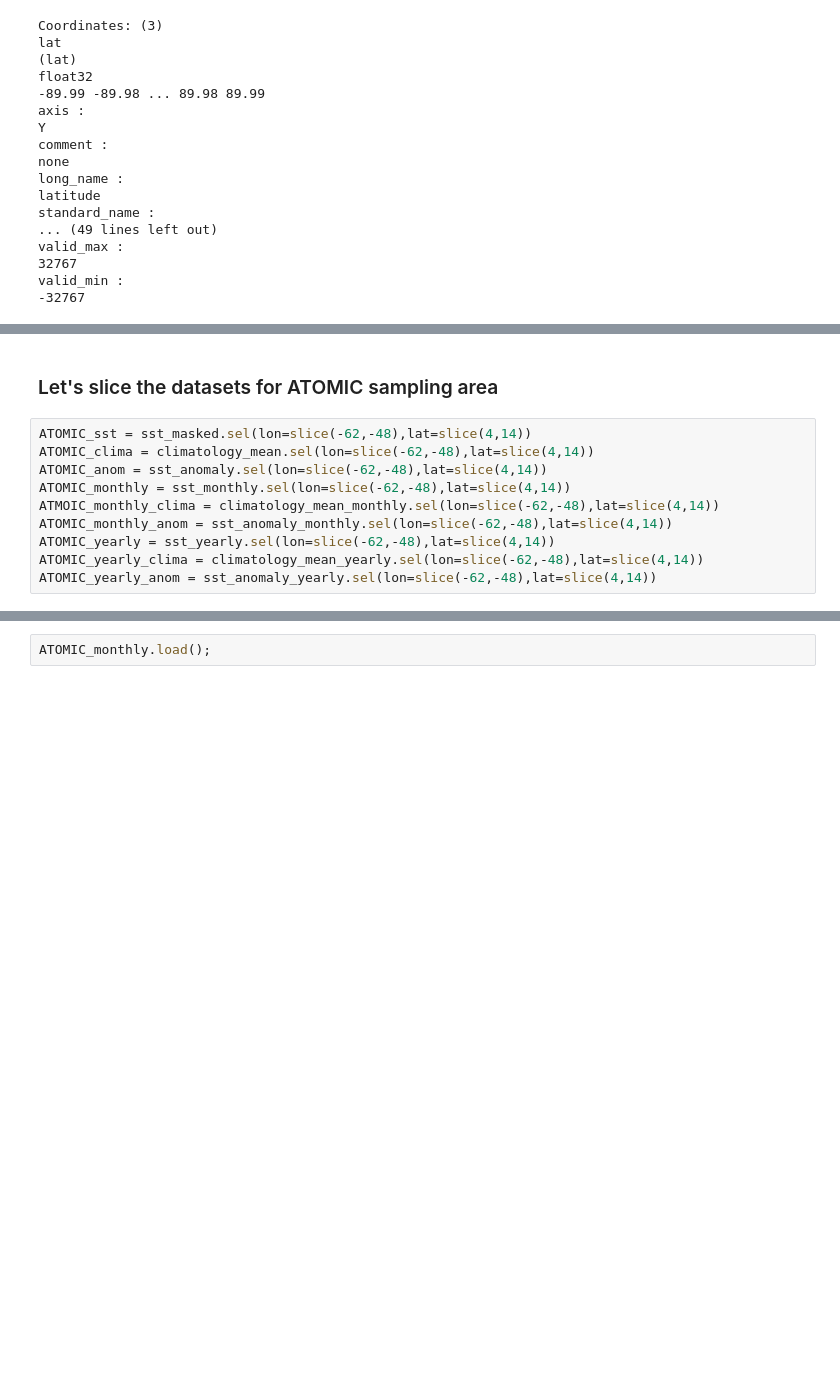
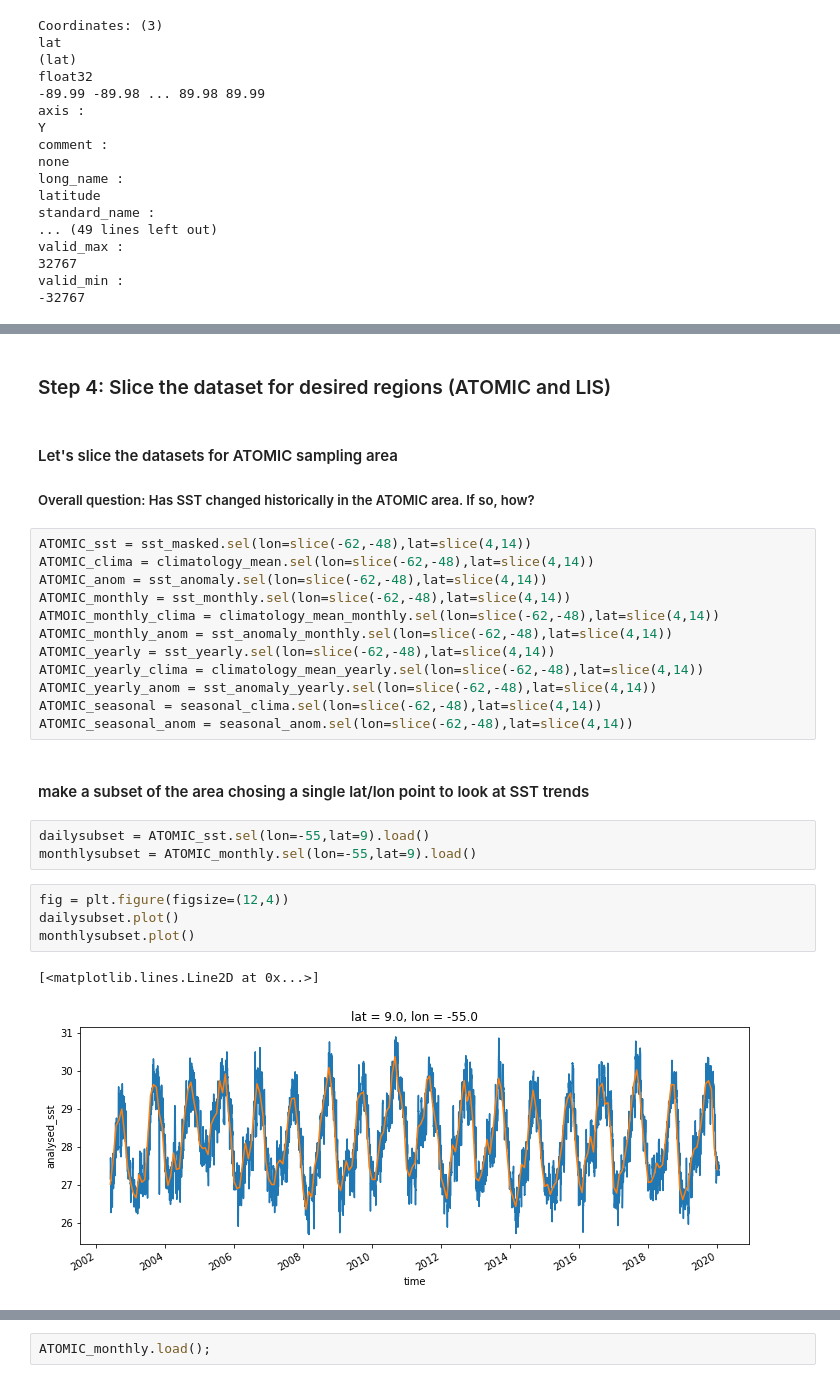
Before and after one commit to MackenzieBlanusa/MARN5895_RC_Final, a Jupyter notebook: MUR_messaround.ipynb, the cells around one changed output, grey strips where cells are left out. Drawn from its saved outputs; the diff is of its cells as text; blank space fills up the shorter version.

Commit message:
Added seasonal climatologies and some plots

```diff
--- a/MUR_messaround.ipynb
+++ b/MUR_messaround.ipynb
@@ -256,5 +244,8 @@ valid_min :
+# %% [markdown]
+### Step 4: Slice the dataset for desired regions (ATOMIC and LIS)
 # %% [markdown]
-### Let's slice the datasets for ATOMIC sampling area
+#### Let's slice the datasets for ATOMIC sampling area
+##### Overall question: Has SST changed historically in the ATOMIC area. If so, how?
 # %%
 ATOMIC_sst = sst_masked.sel(lon=slice(-62,-48),lat=slice(4,14))
 ATOMIC_clima = climatology_mean.sel(lon=slice(-62,-48),lat=slice(4,14))
@@ -265,3 +256,17 @@ ATOMIC_monthly_anom = sst_anomaly_monthly.sel(lon=slice(-62,-48),lat=slice(4,14)
 ATOMIC_yearly = sst_yearly.sel(lon=slice(-62,-48),lat=slice(4,14))
 ATOMIC_yearly_clima = climatology_mean_yearly.sel(lon=slice(-62,-48),lat=slice(4,14))
 ATOMIC_yearly_anom = sst_anomaly_yearly.sel(lon=slice(-62,-48),lat=slice(4,14))
+ATOMIC_seasonal = seasonal_clima.sel(lon=slice(-62,-48),lat=slice(4,14))
+ATOMIC_seasonal_anom = seasonal_anom.sel(lon=slice(-62,-48),lat=slice(4,14))
+# %% [markdown]
+#### make a subset of the area chosing a single lat/lon point to look at SST trends
+# %%
+dailysubset = ATOMIC_sst.sel(lon=-55,lat=9).load()
+monthlysubset = ATOMIC_monthly.sel(lon=-55,lat=9).load()
+# %%
+fig = plt.figure(figsize=(12,4))
+dailysubset.plot()
+monthlysubset.plot()
+# %% [output]
+[<matplotlib.lines.Line2D at 0x...>]
+[figure, added]
```
Also changed, not shown: parts of 27 cells of this notebook.
